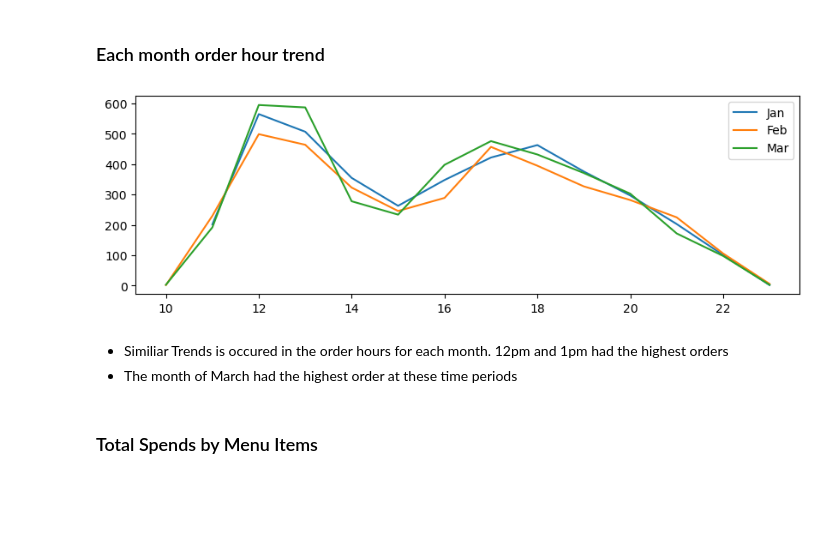
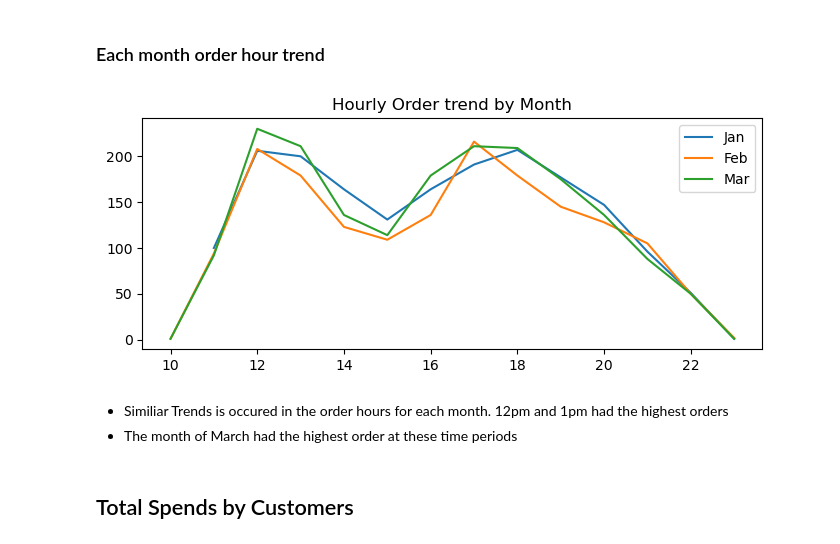
Before and after one commit to valezenwanne/Restaurant-Order-Analysis, a Jupyter notebook: Restaurant Orders Analysis.ipynb, the cells around one changed output. Cells and saved outputs as stored; diff of their text form; code cells hidden in the pictures; blank space fills up the shorter version.

```diff
--- a/Restaurant Orders Analysis.ipynb
+++ b/Restaurant Orders Analysis.ipynb
@@ -644,21 +645,22 @@ plt.show()
 ### Each month order hour trend
 # %%
 #summarize using pivot table
-each_mnth = df.pivot_table(index='hour', columns='month', values='order_id', aggfunc='count')
+each_mnth = df.pivot_table(index='hour', columns='month', values='order_id', aggfunc='nunique')
 # %%
 #plotting an hourly orders
-fig, ax = plt.subplots(figsize=[10,3])
+fig, ax = plt.subplots(figsize=[8,3])
 
 ax.plot(each_mnth.index, each_mnth[1], label='Jan')
 ax.plot(each_mnth.index, each_mnth[2], label='Feb')
 ax.plot(each_mnth.index, each_mnth[3], label='Mar')
 
 ax.legend()
+ax.set_title('Hourly Order trend by Month')
 plt.show()
 # %% [output]
-[figure, old version]
+[figure, new version]
 # %% [markdown]
 - Similiar Trends is occured in the order hours for each month. 12pm and 1pm had the highest orders
 - The month of March had the highest order at these time periods
-# %% [markdown]
-### Total Spends by Menu Items
+# %% [markdown]
+## Total Spends by Customers
```
Also changed, not shown: parts of 49 cells of this notebook.
